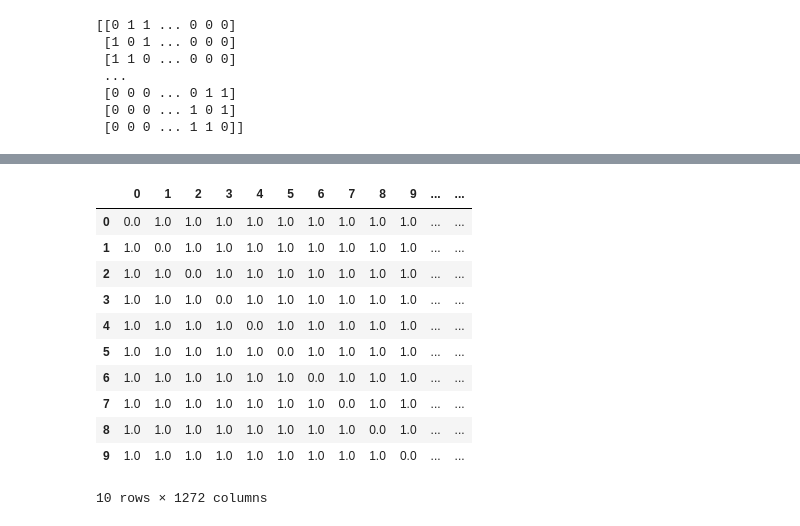
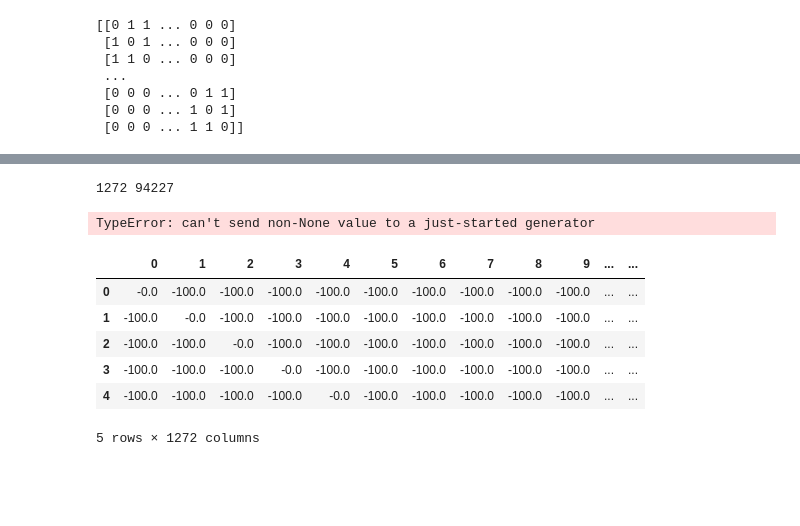
Before and after one commit to Krids/MaxCliqueVertexWeightedProblem, a Jupyter notebook: Problema do clique maximo com pesos.ipynb, the cells around one changed output, grey strips where cells are left out. Drawn from its saved outputs; the diff is of its cells as text; code cells hidden in the pictures; blank space fills up the shorter version.

```diff
--- a/Problema do clique maximo com pesos.ipynb
+++ b/Problema do clique maximo com pesos.ipynb
@@ -40,21 +33,33 @@ nx.draw(G)
+# %%
+n_nodes = G.number_of_nodes()
+n_edges = G.number_of_edges()
+print(n_nodes, n_edges)
+
+cliques = nx.clique
+g_cliques = cliques.find_cliques_recursive(G)
+
+g_cliques.
+
+#for clique in g_cliques:
+ #   print(clique)
+print(g_list)
+# %% [output]
+1272 94227
+TypeError: can't send non-None value to a just-started generator
 # %%
 Gm = nx.to_numpy_matrix(G)
 df = pd.DataFrame(Gm)
-# %%
-df.head(10)
-# %% [output]
-|  | 0 | 1 | 2 | 3 | 4 | 5 | 6 | 7 | 8 | 9 | ... | ... |
-| 0 | 0.0 | 1.0 | 1.0 | 1.0 | 1.0 | 1.0 | 1.0 | 1.0 | 1.0 | 1.0 | ... | ... |
-| 1 | 1.0 | 0.0 | 1.0 | 1.0 | 1.0 | 1.0 | 1.0 | 1.0 | 1.0 | 1.0 | ... | ... |
-| 2 | 1.0 | 1.0 | 0.0 | 1.0 | 1.0 | 1.0 | 1.0 | 1.0 | 1.0 | 1.0 | ... | ... |
-| 3 | 1.0 | 1.0 | 1.0 | 0.0 | 1.0 | 1.0 | 1.0 | 1.0 | 1.0 | 1.0 | ... | ... |
-| 4 | 1.0 | 1.0 | 1.0 | 1.0 | 0.0 | 1.0 | 1.0 | 1.0 | 1.0 | 1.0 | ... | ... |
-| 5 | 1.0 | 1.0 | 1.0 | 1.0 | 1.0 | 0.0 | 1.0 | 1.0 | 1.0 | 1.0 | ... | ... |
-| 6 | 1.0 | 1.0 | 1.0 | 1.0 | 1.0 | 1.0 | 0.0 | 1.0 | 1.0 | 1.0 | ... | ... |
-| 7 | 1.0 | 1.0 | 1.0 | 1.0 | 1.0 | 1.0 | 1.0 | 0.0 | 1.0 | 1.0 | ... | ... |
-| 8 | 1.0 | 1.0 | 1.0 | 1.0 | 1.0 | 1.0 | 1.0 | 1.0 | 0.0 | 1.0 | ... | ... |
-| 9 | 1.0 | 1.0 | 1.0 | 1.0 | 1.0 | 1.0 | 1.0 | 1.0 | 1.0 | 0.0 | ... | ... |
-10 rows × 1272 columns
+# %%
+df= df.mul(-100)
+df.head()
+# %% [output]
+|  | 0 | 1 | 2 | 3 | 4 | 5 | 6 | 7 | 8 | 9 | ... | ... |
+| 0 | -0.0 | -100.0 | -100.0 | -100.0 | -100.0 | -100.0 | -100.0 | -100.0 | -100.0 | -100.0 | ... | ... |
+| 1 | -100.0 | -0.0 | -100.0 | -100.0 | -100.0 | -100.0 | -100.0 | -100.0 | -100.0 | -100.0 | ... | ... |
+| 2 | -100.0 | -100.0 | -0.0 | -100.0 | -100.0 | -100.0 | -100.0 | -100.0 | -100.0 | -100.0 | ... | ... |
+| 3 | -100.0 | -100.0 | -100.0 | -0.0 | -100.0 | -100.0 | -100.0 | -100.0 | -100.0 | -100.0 | ... | ... |
+| 4 | -100.0 | -100.0 | -100.0 | -100.0 | -0.0 | -100.0 | -100.0 | -100.0 | -100.0 | -100.0 | ... | ... |
+5 rows × 1272 columns
 # %%
 #plt.hist(df);
 # %%
```
Also changed, not shown: parts of 10 cells of this notebook.
